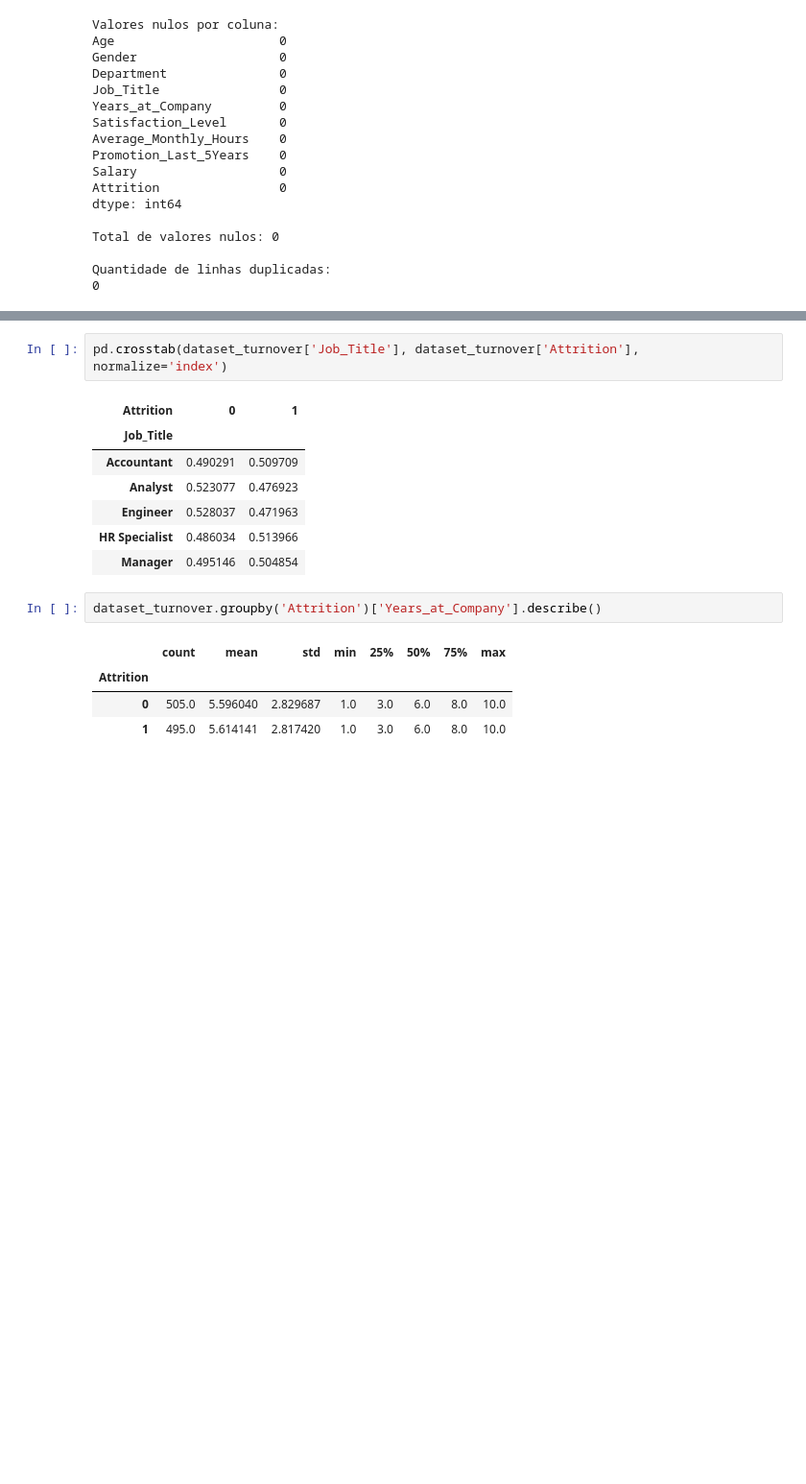
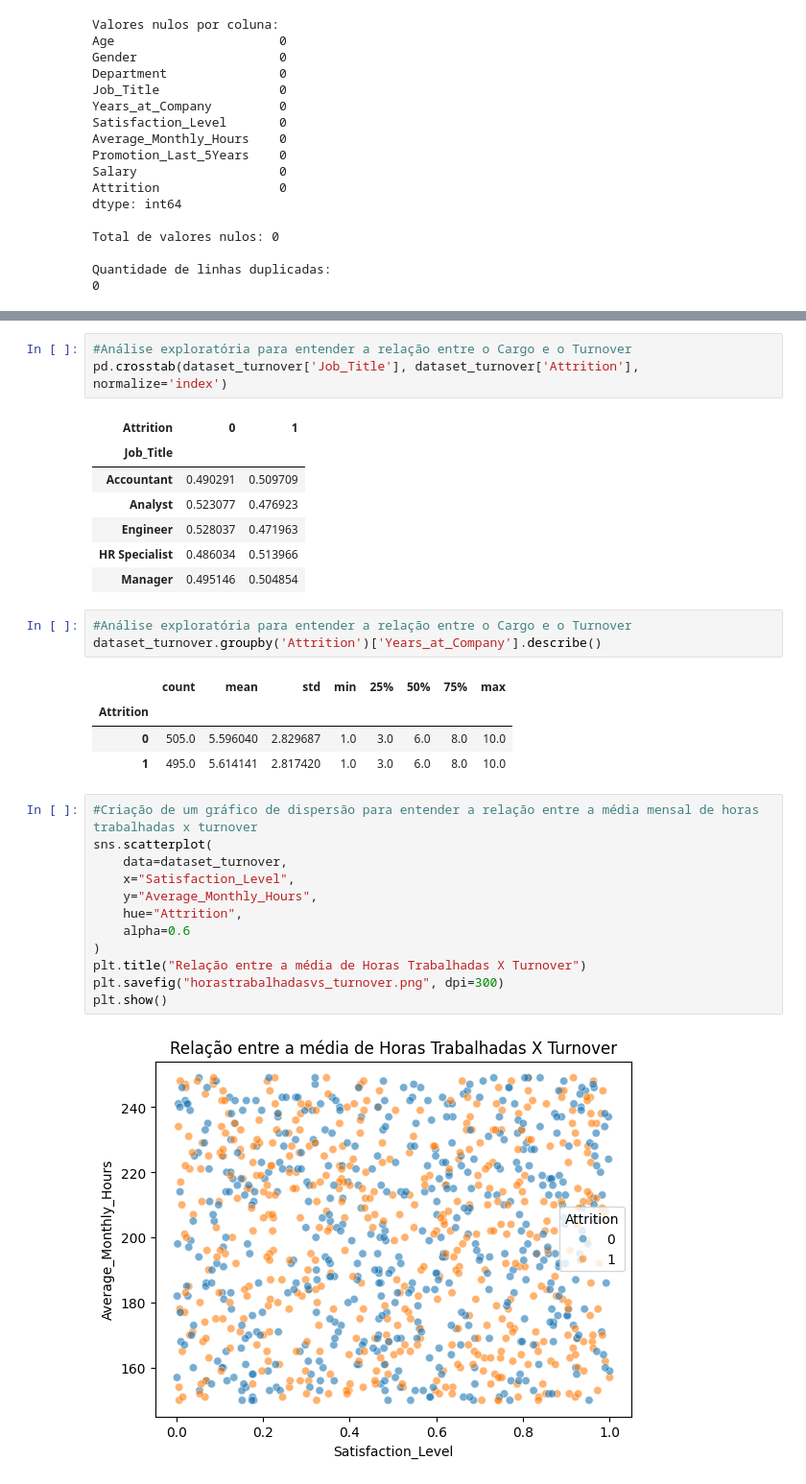
Before and after one commit to gustavodoblack/an-lise_turnover_empresas, a Jupyter notebook: analiseturnover.ipynb, the cells around one changed output, grey strips where cells are left out. Shown at 96% size. Saved outputs shown, nothing was run; the diff lists cells and outputs as text; blank space fills up the shorter version.

```diff
--- a/analiseturnover.ipynb
+++ b/analiseturnover.ipynb
@@ -167,6 +158,7 @@ pd.crosstab(dataset_turnover['Gender'], dataset_turnover['Attrition'], normalize
 | Female | 0.487854 | 0.512146 |
 | Male | 0.521739 | 0.478261 |
 # %%
+#Análise exploratória para entender a relação entre o Cargo e o Turnover
 pd.crosstab(dataset_turnover['Job_Title'], dataset_turnover['Attrition'], normalize='index')
 # %% [output]
 | Attrition | 0 | 1 |
@@ -177,9 +169,24 @@ pd.crosstab(dataset_turnover['Job_Title'], dataset_turnover['Attrition'], normal
 | HR Specialist | 0.486034 | 0.513966 |
 | Manager | 0.495146 | 0.504854 |
 # %%
+#Análise exploratória para entender a relação entre o Cargo e o Turnover
 dataset_turnover.groupby('Attrition')['Years_at_Company'].describe()
 # %% [output]
 |  | count | mean | std | min | 25% | 50% | 75% | max |
 | Attrition |  |  |  |  |  |  |  |  |
 | 0 | 505.0 | 5.596040 | 2.829687 | 1.0 | 3.0 | 6.0 | 8.0 | 10.0 |
 | 1 | 495.0 | 5.614141 | 2.817420 | 1.0 | 3.0 | 6.0 | 8.0 | 10.0 |
+# %%
+#Criação de um gráfico de dispersão para entender a relação entre a média mensal de horas trabalhadas x turnover
+sns.scatterplot(
+    data=dataset_turnover,
+    x="Satisfaction_Level",
+    y="Average_Monthly_Hours",
+    hue="Attrition",
+    alpha=0.6
+)
+plt.title("Relação entre a média de Horas Trabalhadas X Turnover")
+plt.savefig("horastrabalhadasvs_turnover.png", dpi=300)
+plt.show()
+# %% [output]
+[figure, new version]
```
Also changed, not shown: parts of 17 cells of this notebook.
